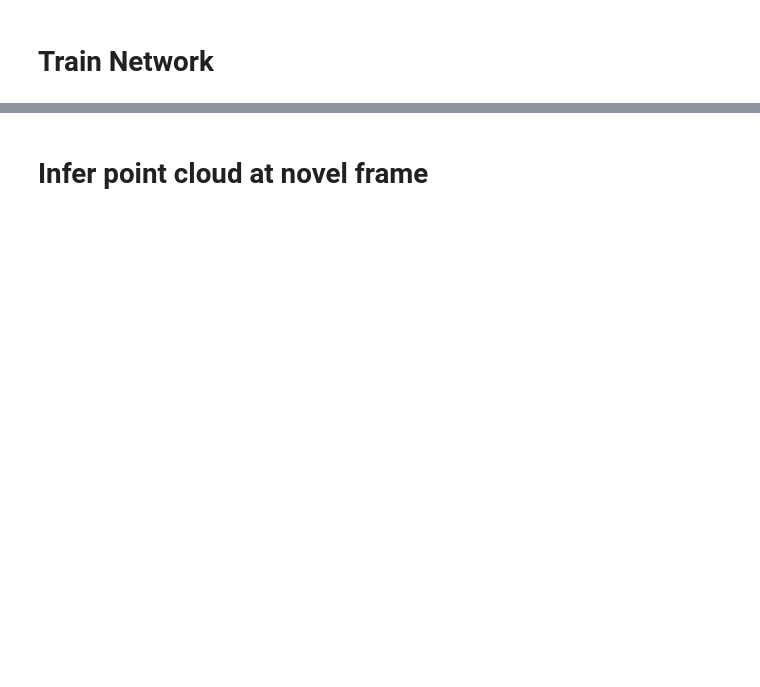
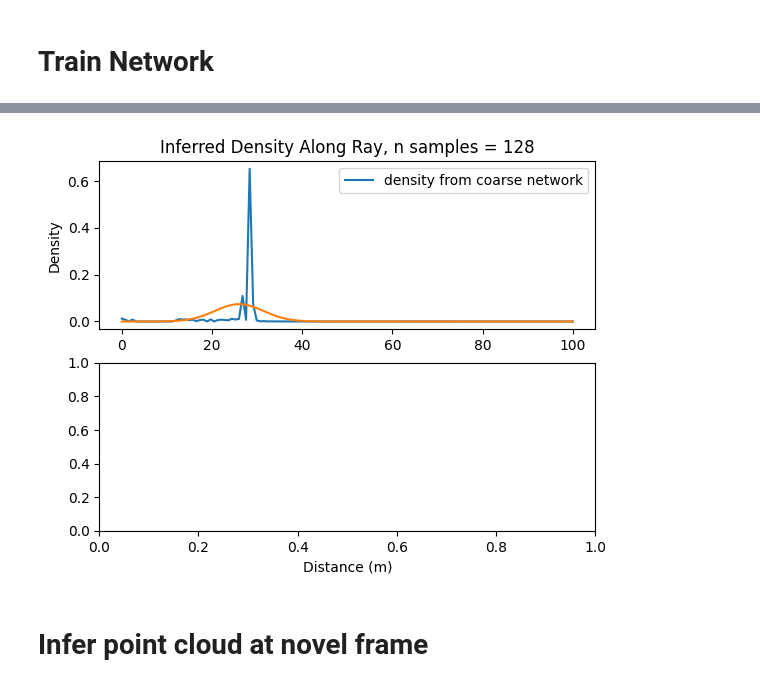
Before and after one commit to mcdermatt/ASAR, a Jupyter notebook: v3/nerf/NeWER_CoLLEGE_LiDAR_NeRF.ipynb, the cells around one changed output, grey strips where cells are left out. Saved outputs shown, nothing was run; the diff lists cells and outputs as text; code cells hidden in the pictures; blank space fills up the shorter version.

```diff
--- a/v3/nerf/NeWER_CoLLEGE_LiDAR_NeRF.ipynb
+++ b/v3/nerf/NeWER_CoLLEGE_LiDAR_NeRF.ipynb
@@ -793,4 +762,82 @@ print('Done')
 KeyboardInterrupt:
+# %%
+#Use density of returns along each ray in a coarse netowork to select test points for fine network
+# print(np.shape(weights))
+
+N_samples = 128
+near = 0.
+far = 2.
+draw_pose = 85
+
+#get rays from model
+rays_o, rays_d = get_rays(H, W, poses[draw_pose], vertical_bins[-2], vertical_bins[-1]) #constant validation image
+z_vals = tf.linspace(near, far, N_samples)
+depth, acc, ray_drop, weights = render_rays(model, rays_o, rays_d,  z_vals)
+
+#plot density along single pixel
+fig, ax = p.subplots(2,1)
+ax[0].set_title("Inferred Density Along Ray, n samples = %i" % N_samples)
+ax[1].set_xlabel("Distance (m)")
+ax[0].set_ylabel("Density")
+ax[0].plot(np.linspace(near, far*50, N_samples),weights[10,1,:], label = "density from coarse network")
+# ax[1].hist(np.linspace(near, far*50, N_samples), weights = weights[10,1,:], bins = 50);
+# print(weights[10,1,:].numpy())
+ax[0].legend()
+
+#fit gaussian to density histogram
+from scipy.stats import norm
+
+# print(np.shape(weights))
+# print(np.shape(np.linspace(near, far*50, N_samples)))
+
+# (mu, sigma) = norm.fit(weights[10,1,:])
+# (mu, sigma) = norm.fit(weights[10,1,:]*np.linspace(near,far*50, N_samples))
+
+# test = weights[10,1,:] * np.linspace(near,far*50,N_samples)
+# mu = np.mean(test)
+# (mu, sigma) = norm.fit(test)
+
+# print("\n mu:", mu, "\n sigma:", sigma)
+
+x = np.linspace(near,far*50, N_samples)
+
+rolls = np.floor(1000*weights[:,:,:]).astype(int)
+mu = np.sum(rolls * np.linspace(near,far*50, N_samples), axis = 2)/1000
+# print("\n mu:", mu)
+
+# print(np.shape(x))
+# print(np.shape(rolls))
+# print(np.shape(mu[:,:,None]))
+# print(np.shape(x[None,None,...]))
+
+sigma = np.sqrt(np.sum(rolls*(mu[:,:,None]-x[None,None,...])**2, axis = 2)/1000)
+# print("\n sigma:", sigma[10,1])
+
+ax[0].plot(x, norm.pdf(x, mu[10,1], sigma[10,1]), label="pdf of depth samples fed to fine network");
+# ax[1].legend()
+
+# a = rays_o[:,:,None,:]
+# print("rays_o:", np.shape(a))
+# b = rays_d[:,:,None,:]
+# print("rays_d:",np.shape(b))
+
+#GOAL: use coarse network to find unique z_vals for each pixel~~~~~~~
+# shape: [H,W,N_samples,1]
+# c = z_vals[None,None,:,None]
+# print("z_vals:", np.shape(c))
+
+# #if every pixel shares the same z_vals (old) ~~~~~~~~~~~~~~~~~~~~~~~~
+# # shape: [1,1,N_samples,1]
+# c = z_vals[None,None,:,None]
+# print("z_vals:", np.shape(c))
+# test = a + b*c
+# print(np.shape(test))
+# #same correct result as below, as used in Tiny-NeRF
+# pts = rays_o[...,None,:] + rays_d[...,None,:] * z_vals[...,:,None]
+# # print(np.shape(pts))
+# #~~~~~~~~~~~~~~~~~~~~~~~~~~~~~~~~~~~~~~~~~~~~~~~~~~~~~~~~~~~~~~~~~~~~
+# %% [output]
+[figure, added]
 # %% [markdown]
 # Infer point cloud at novel frame
 # %%
```
Also changed, not shown: parts of 26 cells of this notebook.
